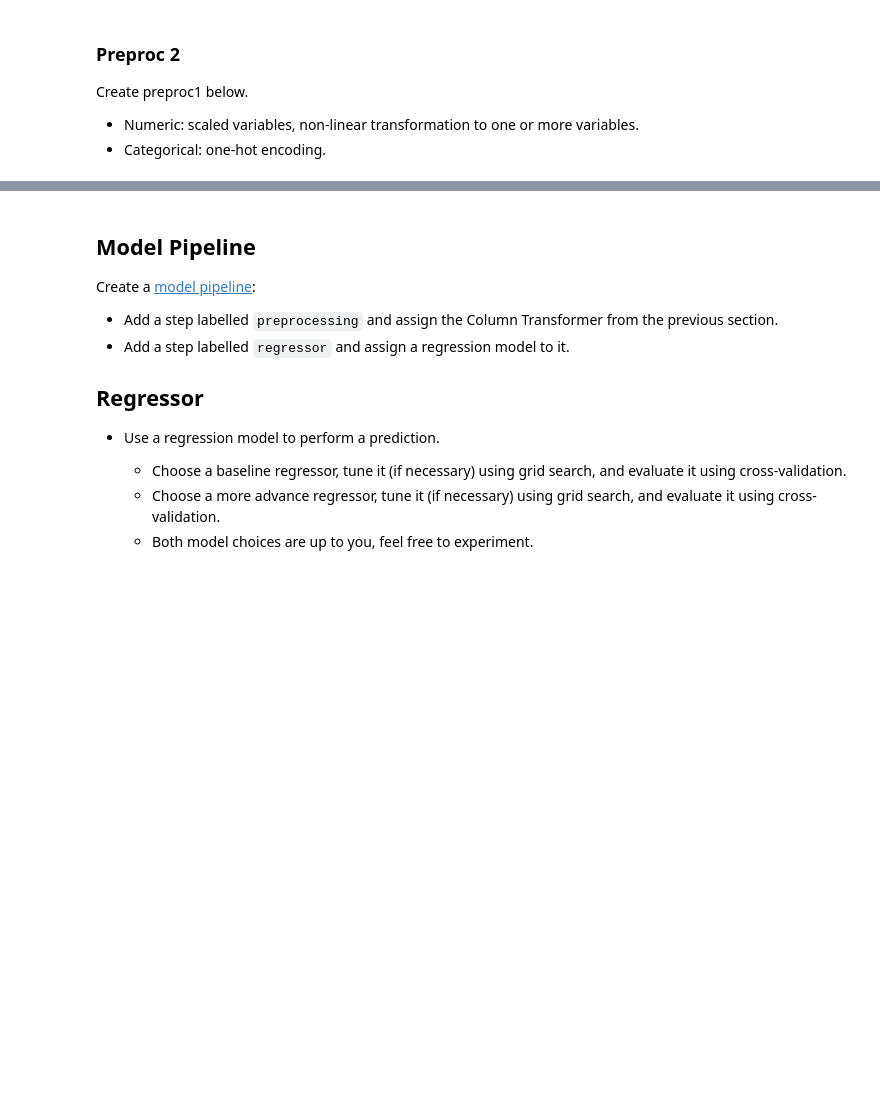
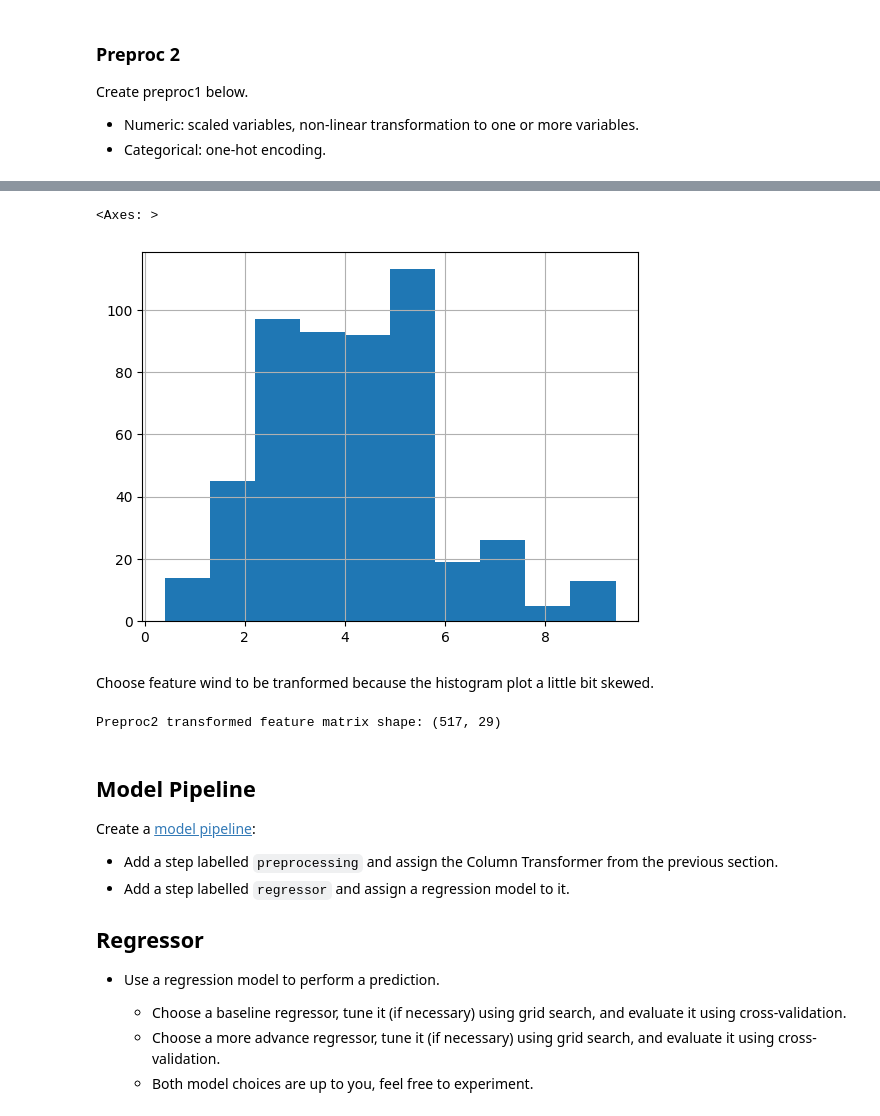
Before and after one commit to imdwipayana/production, a Jupyter notebook: 02_activities/assignments/assignment_2.ipynb, the cells around one changed output, grey strips where cells are left out. Drawn from its saved outputs; the diff is of its cells as text; code cells hidden in the pictures; blank space fills up the shorter version.

```diff
--- a/02_activities/assignments/assignment_2.ipynb
+++ b/02_activities/assignments/assignment_2.ipynb
@@ -138,3 +279,41 @@ Create preproc1 below.
+# %%
+X.wind.hist()
+# %% [output]
+<Axes: >
+[figure, added]
+# %% [markdown]
+Choose feature wind to be tranformed because the histogram plot a little bit skewed.
+# %%
+import pandas as pd
+from sklearn.compose import ColumnTransformer
+from sklearn.preprocessing import StandardScaler, OneHotEncoder, RobustScaler, PowerTransformer
+from sklearn.pipeline import Pipeline
+
+# Define features
+numeric_features = X.drop(["month", "day"], axis=1).columns
+categorical_features = ["month", "day"]
+
+# Special pipeline for wind: scale + Yeo-Johnson transform (handles negatives/zeros)
+wind_transformer = Pipeline(steps=[
+    ("scaler", RobustScaler()),
+    ("power", PowerTransformer(method="yeo-johnson"))
+])
+
+# Preproc2: standard scale other numerics, power transform wind, one-hot encode categoricals
+preproc2 = ColumnTransformer(
+    transformers=[
+        ("num_rest", StandardScaler(), [col for col in numeric_features if col != "wind"]),
+        ("num_wind", wind_transformer, ["wind"]),
+        ("cat", OneHotEncoder(handle_unknown="ignore"), categorical_features)
+    ]
+)
+
+# Apply transformation
+X_transformed2 = preproc2.fit_transform(X)
+
+print("Preproc2 transformed feature matrix shape:", X_transformed2.shape)
+# %% [output]
+Preproc2 transformed feature matrix shape: (517, 29)
 # %% [markdown]
 ## Model Pipeline
 
```
Also changed, not shown: parts of 35 cells of this notebook.
